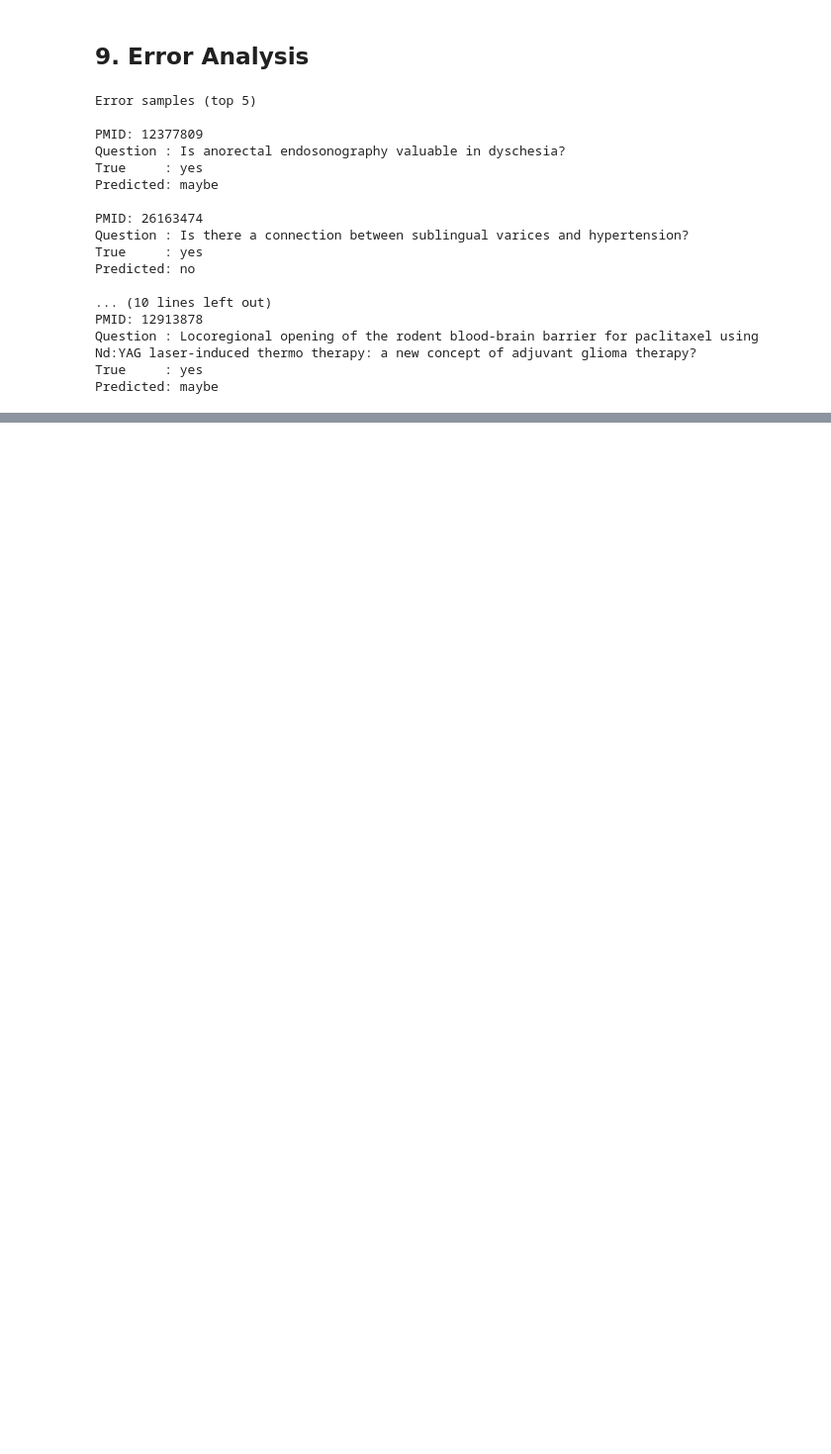
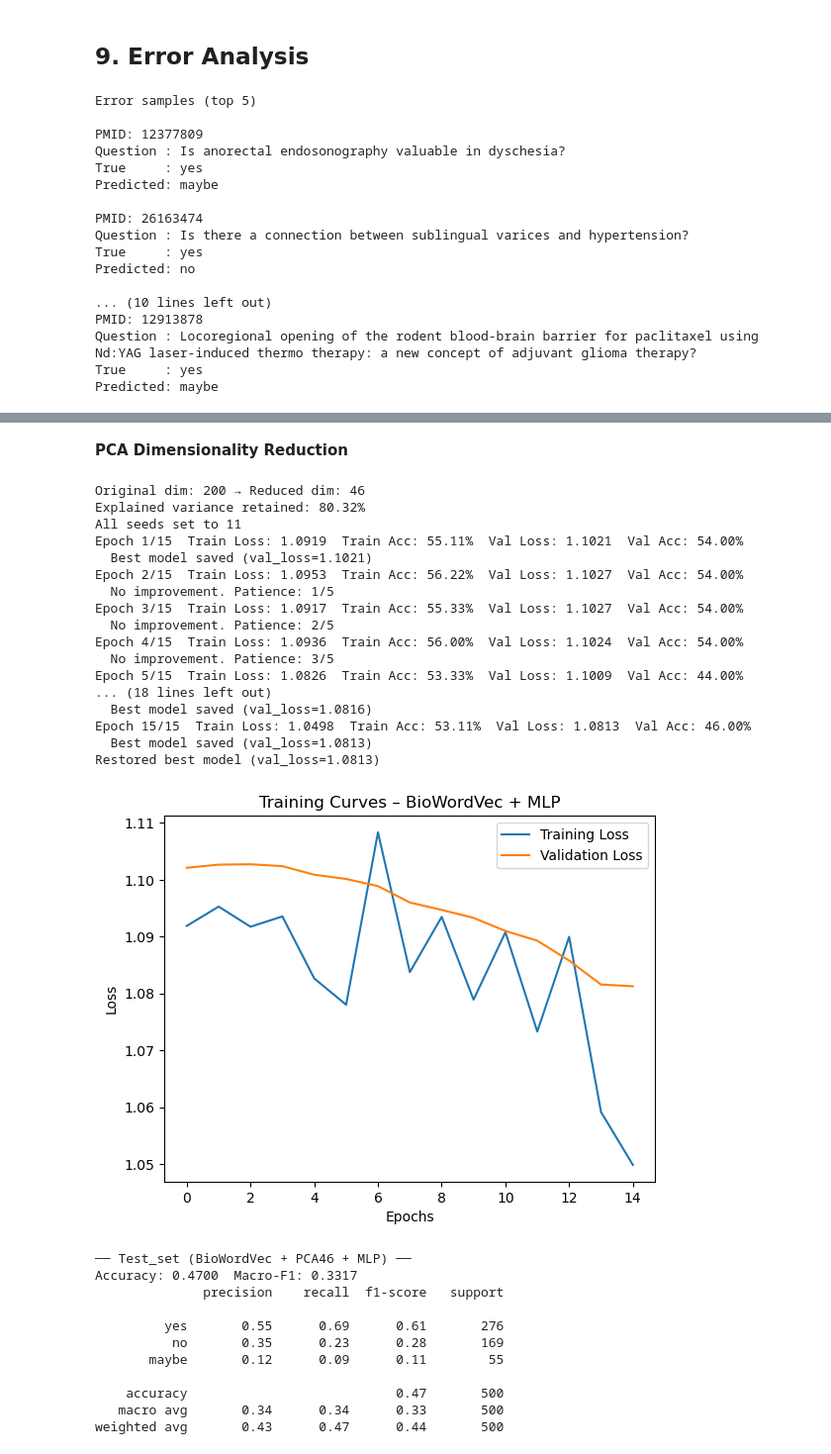
Before and after one commit to realhenrycheng/AITA_Coursework_Team11, a Jupyter notebook: biowordvec_mlp.ipynb, the cells around one changed output, grey strips where cells are left out. Shown at 99% size. Drawn from its saved outputs; the diff is of its cells as text; code cells hidden in the pictures; blank space fills up the shorter version.

```diff
--- a/biowordvec_mlp.ipynb
+++ b/biowordvec_mlp.ipynb
@@ -375,0 +425,67 @@ Predicted: maybe
+# %% [markdown]
+**PCA Dimensionality Reduction**
+# %%
+from sklearn.decomposition import PCA
+
+# ── PCA Dimensionality Reduction ──────────────────────────────────────────
+N_COMPONENTS = 46  # Retains 80% of variance based on cumulative variance analysis
+
+pca = PCA(n_components=N_COMPONENTS, random_state=RANDOM_SEED)
+X_train_pca = pca.fit_transform(X_train)
+X_dev_pca   = pca.transform(X_dev)
+X_test_pca  = pca.transform(X_test)
+
+print(f"Original dim: {X_train.shape[1]} → Reduced dim: {X_train_pca.shape[1]}")
+print(f"Explained variance retained: {pca.explained_variance_ratio_.sum():.2%}")
+
+# ── New DataLoaders with PCA features ─────────────────────────────────────
+train_loader_pca = to_dataloader(X_train_pca, train_labels, shuffle=True)
+dev_loader_pca   = to_dataloader(X_dev_pca,   dev_labels)
+test_loader_pca  = to_dataloader(X_test_pca,  test_labels)
+
+# ── Train MLP on PCA features ──────────────────────────────────────────────
+set_all_seeds()
+model_pca = MLP(input_dim=N_COMPONENTS)
+trained_model_pca, train_losses_pca, dev_losses_pca = train_mlp(
+    model_pca, train_loader_pca, dev_loader_pca, class_weights=class_weights
+)
+
+# ── Training Curves ────────────────────────────────────────────────────────
+training_curves(train_losses_pca, dev_losses_pca)
+
+# ── Evaluate ───────────────────────────────────────────────────────────────
+y_true_pca, y_pred_pca = predict(trained_model_pca, test_loader_pca)
+evaluate(y_pred_pca, y_true_pca, "Test_set (BioWordVec + PCA46 + MLP)")
+
+# ── Confusion Matrix ───────────────────────────────────────────────────────
+plot_confusion_matrix(y_true_pca, y_pred_pca)
+# %% [output]
+Original dim: 200 → Reduced dim: 46
+Explained variance retained: 80.32%
+All seeds set to 11
+Epoch 1/15  Train Loss: 1.0919  Train Acc: 55.11%  Val Loss: 1.1021  Val Acc: 54.00%
+  Best model saved (val_loss=1.1021)
+Epoch 2/15  Train Loss: 1.0953  Train Acc: 56.22%  Val Loss: 1.1027  Val Acc: 54.00%
+  No improvement. Patience: 1/5
+Epoch 3/15  Train Loss: 1.0917  Train Acc: 55.33%  Val Loss: 1.1027  Val Acc: 54.00%
+  No improvement. Patience: 2/5
+Epoch 4/15  Train Loss: 1.0936  Train Acc: 56.00%  Val Loss: 1.1024  Val Acc: 54.00%
+  No improvement. Patience: 3/5
+Epoch 5/15  Train Loss: 1.0826  Train Acc: 53.33%  Val Loss: 1.1009  Val Acc: 44.00%
+... (18 lines left out)
+  Best model saved (val_loss=1.0816)
+Epoch 15/15  Train Loss: 1.0498  Train Acc: 53.11%  Val Loss: 1.0813  Val Acc: 46.00%
+  Best model saved (val_loss=1.0813)
+Restored best model (val_loss=1.0813)
+[figure, added]
+── Test_set (BioWordVec + PCA46 + MLP) ──
+Accuracy: 0.4700  Macro-F1: 0.3317
+              precision    recall  f1-score   support
+
+         yes       0.55      0.69      0.61       276
+          no       0.35      0.23      0.28       169
+       maybe       0.12      0.09      0.11        55
+
+    accuracy                           0.47       500
+   macro avg       0.34      0.34      0.33       500
+weighted avg       0.43      0.47      0.44       500
```
Also changed, not shown: parts of 9 cells of this notebook.
